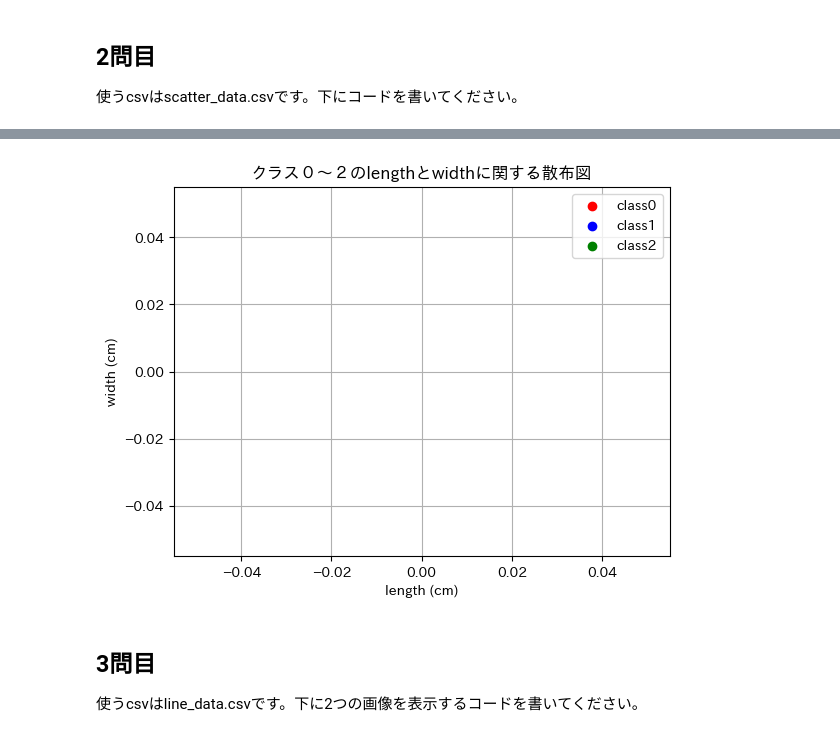
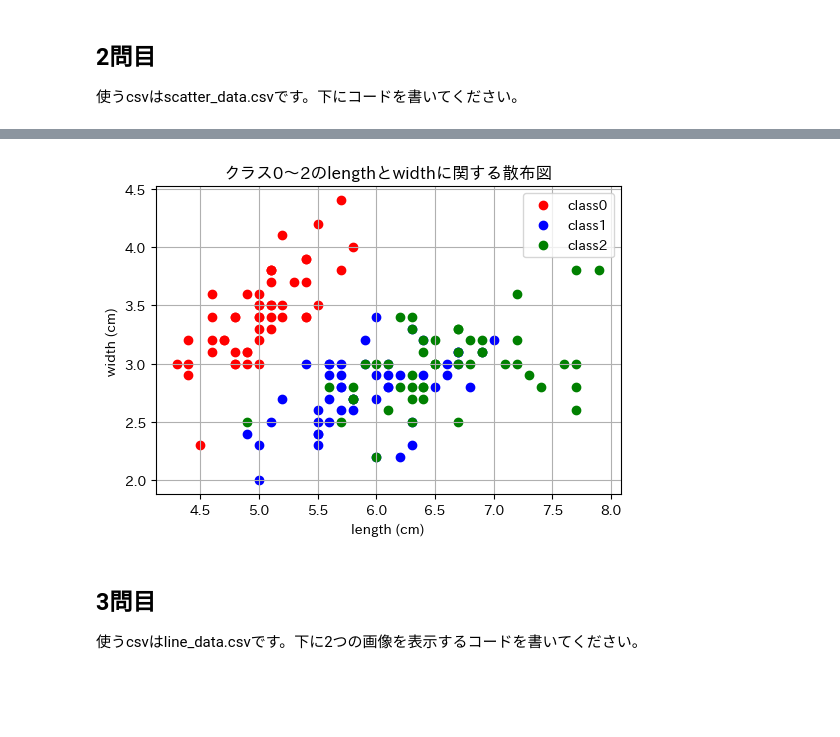
Before and after one commit to hinaWAKA/Basic-Python, a Jupyter notebook: matplotlib_exercise.ipynb, the cells around one changed output, grey strips where cells are left out. Drawn from its saved outputs; the diff is of its cells as text; code cells hidden in the pictures; blank space fills up the shorter version.

```diff
--- a/matplotlib_exercise.ipynb
+++ b/matplotlib_exercise.ipynb
@@ -39,24 +50,32 @@ plt.show()
 ![問2](./imgs/matplotlib/plot_2.png)
 # %%
 # CSVファイルからデータを読み込む
-df = pd.read_csv(r"C:/Users/kupe20220413-1/python-assignment/Basic-Python/data/scatter_data.csv")
+scatter_df = pd.read_csv(r"C:/Users/kupe20220413-1/python-assignment/Basic-Python/data/scatter_data.csv")
 
-# クラスごとに色を指定
-colors = {'class0': 'red', 'class1': 'blue', 'class2': 'green'}
+# クラスごとに色を指定（数値のクラスに対応するように変更）
+colors = {0: 'red', 1: 'blue', 2: 'green'}
+
+# 散布図を描画するためのプロット設定
+plt.figure(figsize=(6, 4))
 
 # クラスごとに散布図を描画
-for classname, color in colors.items():
-    subset = df[df['class'] == classname]
-    plt.scatter(subset['length (cm)'], subset['width (cm)'], color=color, label=classname)
+for class_value, color in colors.items():
+    subset = scatter_df[scatter_df['class'] == class_value]
+    plt.scatter(subset['length (cm)'], subset['width (cm)'], color=color, label=f'class{class_value}')
 
+# 軸ラベルとタイトルの設定
 plt.xlabel('length (cm)')
 plt.ylabel('width (cm)')
-plt.title('クラス０～２のlengthとwidthに関する散布図')
+plt.title('クラス0～2のlengthとwidthに関する散布図')
+
+# グリッドと凡例の表示
 plt.grid(True)
 plt.legend()
+
+# 散布図の表示
 plt.show()
 # %% [output]
-[figure, old version]
+[figure, new version]
 # %% [markdown]
 ## 3問目
 使うcsvはline_data.csvです。下に2つの画像を表示するコードを書いてください。
```
Also changed, not shown: parts of 2 cells of this notebook.
